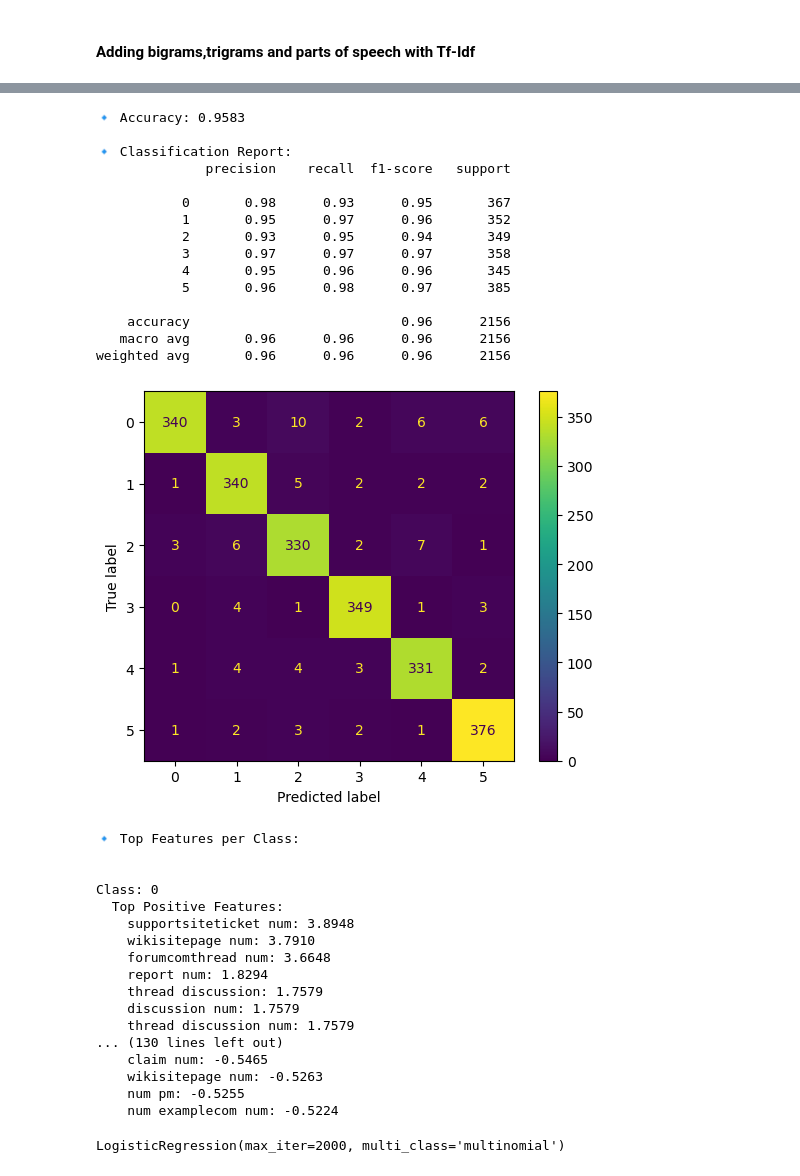
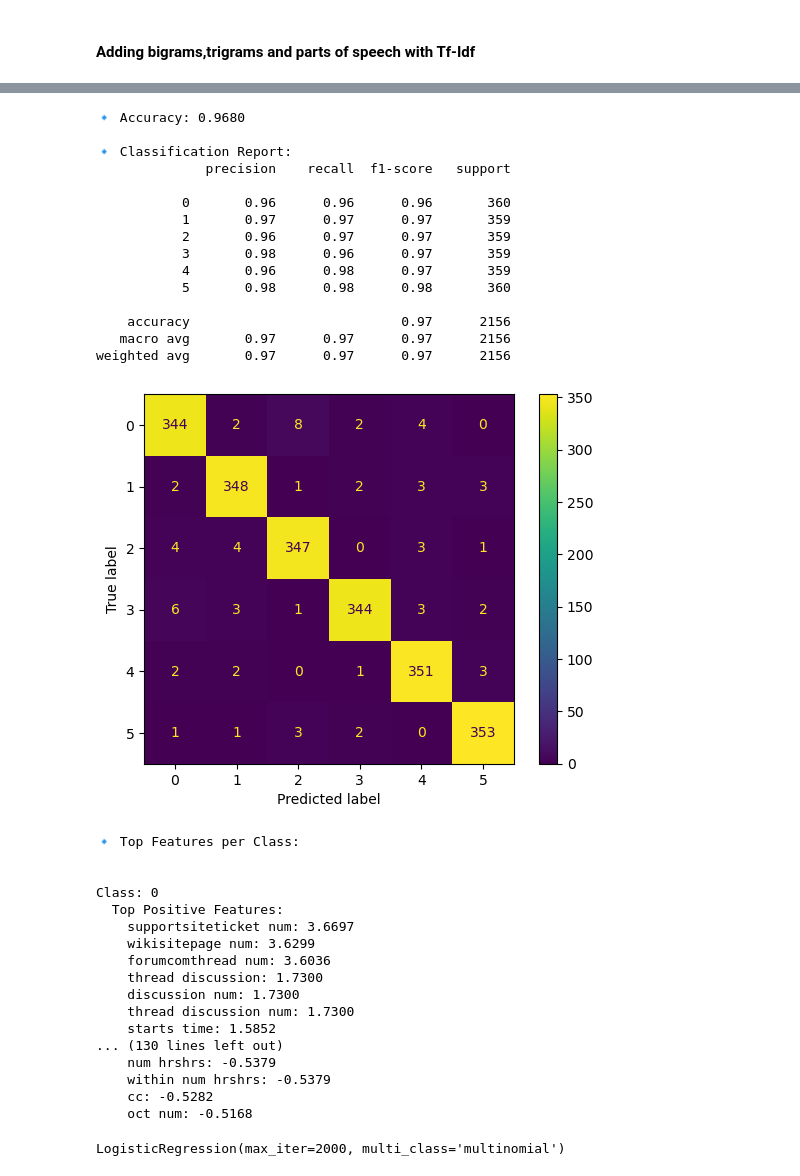
Before and after one commit to Nandita29534/Email_Classifier_repo, a Jupyter notebook: Baseline.ipynb, the cells around one changed output, grey strips where cells are left out. Drawn from its saved outputs; the diff is of its cells as text; code cells hidden in the pictures.

```diff
--- a/Baseline.ipynb
+++ b/Baseline.ipynb
@@ -436,43 +348,43 @@ bigram_tigram_features = bigrams_trigrams.get_feature_names_out()
+# %%
+X_train_combined = hstack([bigram_trigram_train, pos_features_train])
+X_test_combined = hstack([bigram_trigram_test, pos_features_test])
 # %%
-pos_features_names = pos_vectorizer.get_feature_names_out()
+all_feature_names = list(ngram_vectorizer.get_feature_names_out()) + \
+                    list(pos_vectorizer.get_feature_names_out())
-# %%
-all_feature_names = np.concatenate([bigram_tigram_features, pos_features_names])
-# %%
-X_train,X_test,y_train,y_test = get_train_test(X_input_1,y,test_size=0.2,random_state=101)
 # %%
-run_logistic_regression(X_train, X_test, y_train, y_test, feature_names=all_feature_names)
+run_logistic_regression(X_train_combined, X_test_combined, y_train, y_test, feature_names=all_feature_names)
 # %% [output]
-🔹 Accuracy: 0.9583
+🔹 Accuracy: 0.9680
 
 🔹 Classification Report:
               precision    recall  f1-score   support
 
-           0       0.98      0.93      0.95       367
-           1       0.95      0.97      0.96       352
-           2       0.93      0.95      0.94       349
-           3       0.97      0.97      0.97       358
-           4       0.95      0.96      0.96       345
-           5       0.96      0.98      0.97       385
+           0       0.96      0.96      0.96       360
+           1       0.97      0.97      0.97       359
+           2       0.96      0.97      0.97       359
+           3       0.98      0.96      0.97       359
+           4       0.96      0.98      0.97       359
+           5       0.98      0.98      0.98       360
 
-    accuracy                           0.96      2156
-   macro avg       0.96      0.96      0.96      2156
-weighted avg       0.96      0.96      0.96      2156
+    accuracy                           0.97      2156
+   macro avg       0.97      0.97      0.97      2156
+weighted avg       0.97      0.97      0.97      2156
-[figure, old version]
+[figure, new version]
 🔹 Top Features per Class:
 
 
 Class: 0
   Top Positive Features:
-    supportsiteticket num: 3.8948
-    wikisitepage num: 3.7910
-    forumcomthread num: 3.6648
-    report num: 1.8294
-    thread discussion: 1.7579
-    discussion num: 1.7579
-    thread discussion num: 1.7579
+    supportsiteticket num: 3.6697
+    wikisitepage num: 3.6299
+    forumcomthread num: 3.6036
+    thread discussion: 1.7300
+    discussion num: 1.7300
+    thread discussion num: 1.7300
+    starts time: 1.5852
 ... (130 lines left out)
-    claim num: -0.5465
-    wikisitepage num: -0.5263
-    num pm: -0.5255
-    num examplecom num: -0.5224
+    num hrshrs: -0.5379
+    within num hrshrs: -0.5379
+    cc: -0.5282
+    oct num: -0.5168
 LogisticRegression(max_iter=2000, multi_class='multinomial')
```
Also changed, not shown: parts of 93 cells of this notebook.
